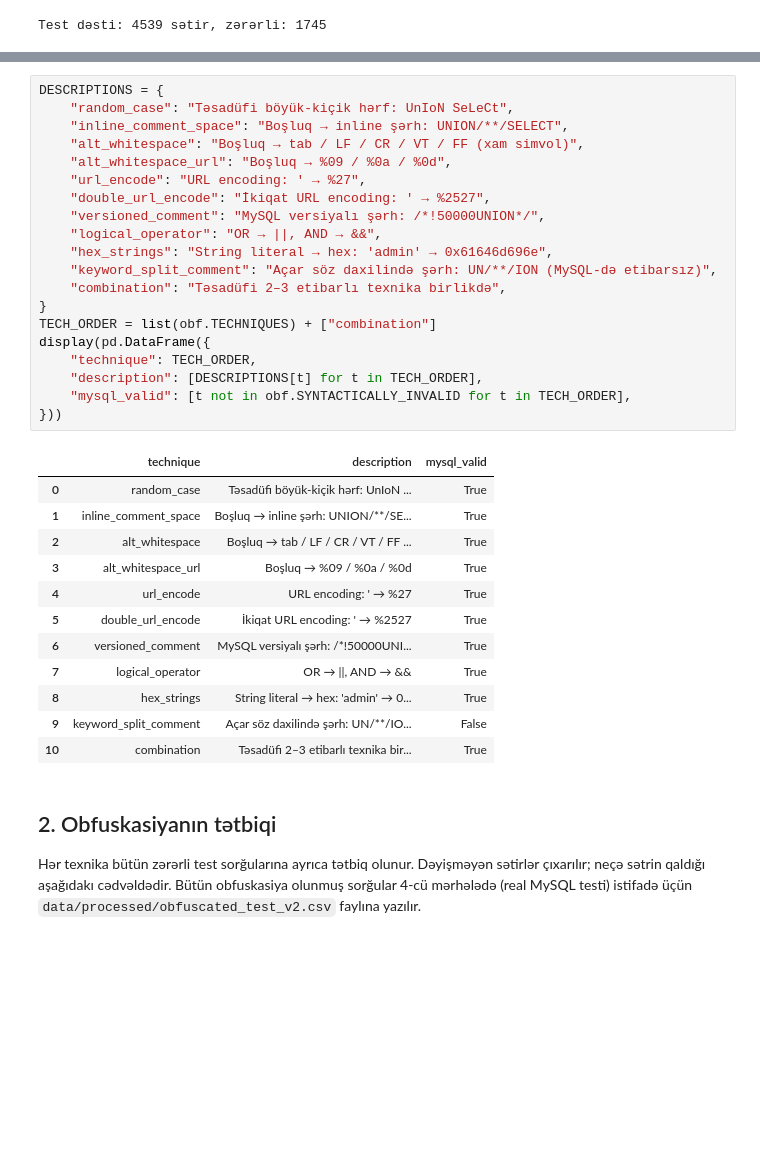
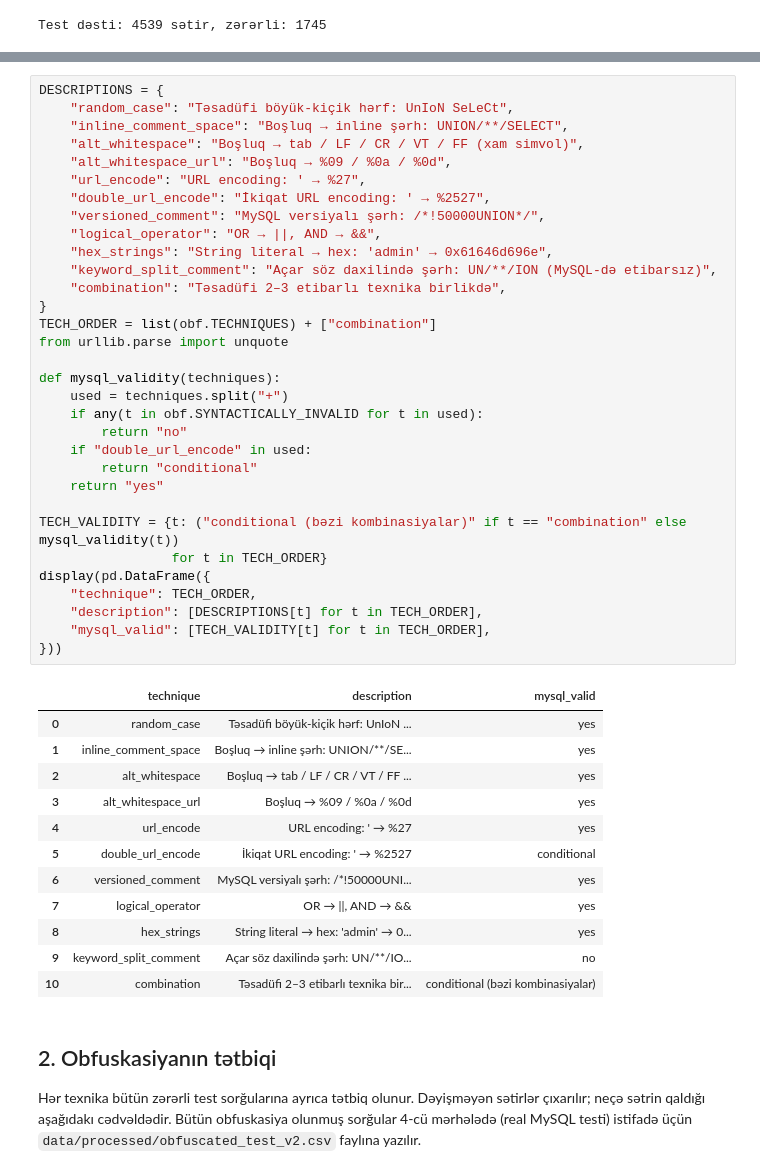
Before and after one commit to mehmanshamil/ML-in-SQL, a Jupyter notebook: notebooks/03_obfuscation_eval.ipynb, the cells around one changed output, grey strips where cells are left out. Cells and saved outputs as stored; diff of their text form; blank space fills up the shorter version.

```diff
--- a/notebooks/03_obfuscation_eval.ipynb
+++ b/notebooks/03_obfuscation_eval.ipynb
@@ -76,36 +88,48 @@ sorğusunu oxuyur). Express middleware-də parametrlər artıq dekodlanmış gə
 # %%
 DESCRIPTIONS = {
     "random_case": "Təsadüfi böyük-kiçik hərf: UnIoN SeLeCt",
     "inline_comment_space": "Boşluq → inline şərh: UNION/**/SELECT",
     "alt_whitespace": "Boşluq → tab / LF / CR / VT / FF (xam simvol)",
     "alt_whitespace_url": "Boşluq → %09 / %0a / %0d",
     "url_encode": "URL encoding: ' → %27",
     "double_url_encode": "İkiqat URL encoding: ' → %2527",
     "versioned_comment": "MySQL versiyalı şərh: /*!50000UNION*/",
     "logical_operator": "OR → ||, AND → &&",
     "hex_strings": "String literal → hex: 'admin' → 0x61646d696e",
     "keyword_split_comment": "Açar söz daxilində şərh: UN/**/ION (MySQL-də etibarsız)",
     "combination": "Təsadüfi 2–3 etibarlı texnika birlikdə",
 }
 TECH_ORDER = list(obf.TECHNIQUES) + ["combination"]
+from urllib.parse import unquote
+
+def mysql_validity(techniques):
+    used = techniques.split("+")
+    if any(t in obf.SYNTACTICALLY_INVALID for t in used):
+        return "no"
+    if "double_url_encode" in used:
+        return "conditional"
+    return "yes"
+
+TECH_VALIDITY = {t: ("conditional (bəzi kombinasiyalar)" if t == "combination" else mysql_validity(t))
+                 for t in TECH_ORDER}
 display(pd.DataFrame({
     "technique": TECH_ORDER,
     "description": [DESCRIPTIONS[t] for t in TECH_ORDER],
-    "mysql_valid": [t not in obf.SYNTACTICALLY_INVALID for t in TECH_ORDER],
+    "mysql_valid": [TECH_VALIDITY[t] for t in TECH_ORDER],
 }))
 # %% [output]
 |  | technique | description | mysql_valid |
-| 0 | random_case | Təsadüfi böyük-kiçik hərf: UnIoN ... | True |
-| 1 | inline_comment_space | Boşluq → inline şərh: UNION/**/SE... | True |
-| 2 | alt_whitespace | Boşluq → tab / LF / CR / VT / FF ... | True |
-| 3 | alt_whitespace_url | Boşluq → %09 / %0a / %0d | True |
-| 4 | url_encode | URL encoding: ' → %27 | True |
-| 5 | double_url_encode | İkiqat URL encoding: ' → %2527 | True |
-| 6 | versioned_comment | MySQL versiyalı şərh: /*!50000UNI... | True |
-| 7 | logical_operator | OR → ||, AND → && | True |
-| 8 | hex_strings | String literal → hex: 'admin' → 0... | True |
-| 9 | keyword_split_comment | Açar söz daxilində şərh: UN/**/IO... | False |
-| 10 | combination | Təsadüfi 2–3 etibarlı texnika bir... | True |
+| 0 | random_case | Təsadüfi böyük-kiçik hərf: UnIoN ... | yes |
+| 1 | inline_comment_space | Boşluq → inline şərh: UNION/**/SE... | yes |
+| 2 | alt_whitespace | Boşluq → tab / LF / CR / VT / FF ... | yes |
+| 3 | alt_whitespace_url | Boşluq → %09 / %0a / %0d | yes |
+| 4 | url_encode | URL encoding: ' → %27 | yes |
+| 5 | double_url_encode | İkiqat URL encoding: ' → %2527 | conditional |
+| 6 | versioned_comment | MySQL versiyalı şərh: /*!50000UNI... | yes |
+| 7 | logical_operator | OR → ||, AND → && | yes |
+| 8 | hex_strings | String literal → hex: 'admin' → 0... | yes |
+| 9 | keyword_split_comment | Açar söz daxilində şərh: UN/**/IO... | no |
+| 10 | combination | Təsadüfi 2–3 etibarlı texnika bir... | conditional (bəzi kombinasiyalar) |
 # %% [markdown]
 ## 2. Obfuskasiyanın tətbiqi
 Hər texnika bütün zərərli test sorğularına ayrıca tətbiq olunur. Dəyişməyən sətirlər çıxarılır;
```
Also changed, not shown: parts of 13 cells of this notebook, 16 other files.
